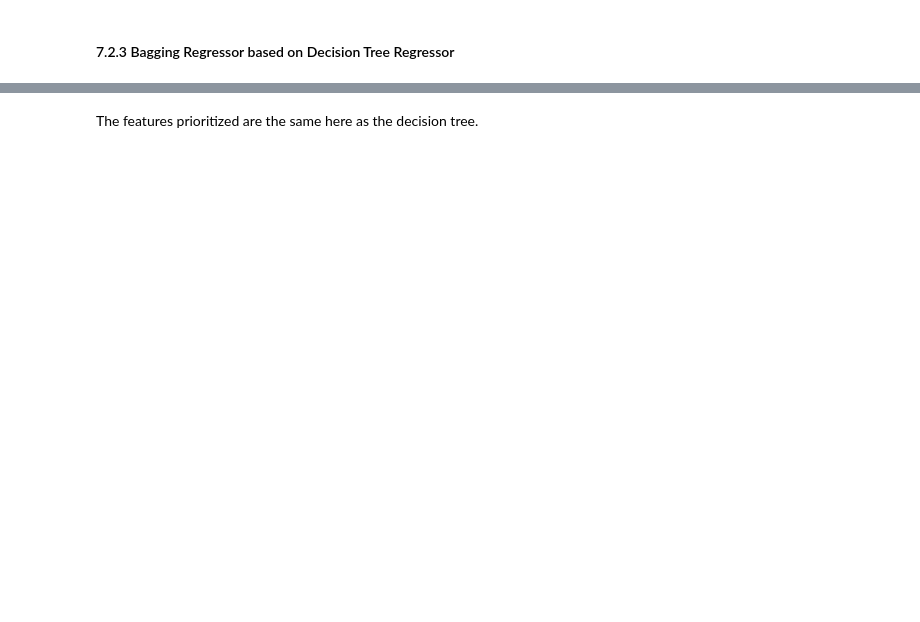
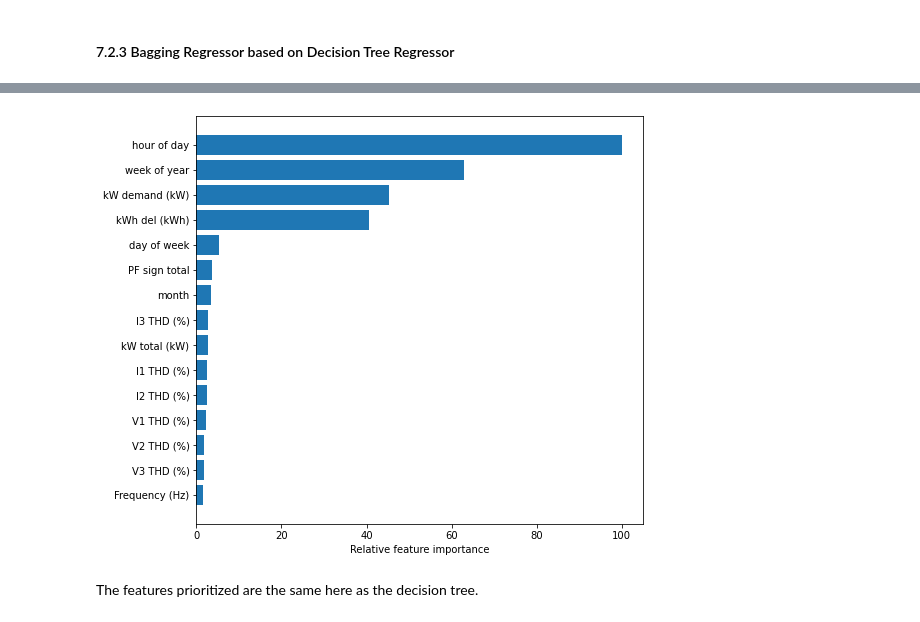
Before and after one commit to rachelngjiemin/131_group2, a Jupyter notebook: grp2_final_proj/FinalProjectTemplate_2022.ipynb, the cells around one changed output, grey strips where cells are left out. Cells and saved outputs as stored; diff of their text form; code cells hidden in the pictures; blank space fills up the shorter version.

```diff
--- a/grp2_final_proj/FinalProjectTemplate_2022.ipynb
+++ b/grp2_final_proj/FinalProjectTemplate_2022.ipynb
@@ -810,12 +800,14 @@ important_features_d = importance_plot(d_tree, X=X1)
 # %%
 d_tree = DecisionTreeRegressor(random_state=2022)
 
 bag_tree = BaggingRegressor(base_estimator=d_tree,
                              random_state=2022)
 X1 = X.iloc[:, 6:]
 
 d_tree.fit(X1, y)
-important_features_d = importance_plot(d_tree, X=X1)
+important_features_bag = importance_plot(d_tree, X=X1)
+# %% [output]
+[figure, added]
 # %% [markdown]
 The features prioritized are the same here as the decision tree.
 # %%
```
Also changed, not shown: parts of 50 cells of this notebook.
